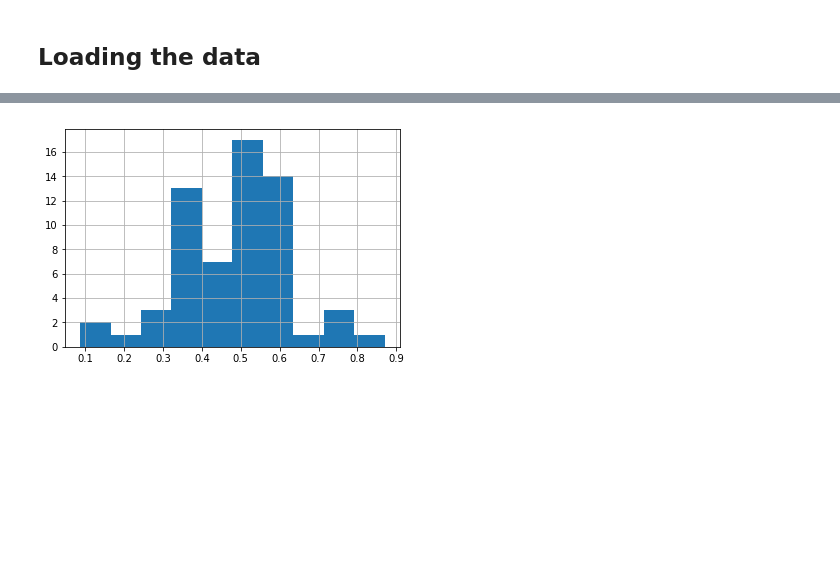
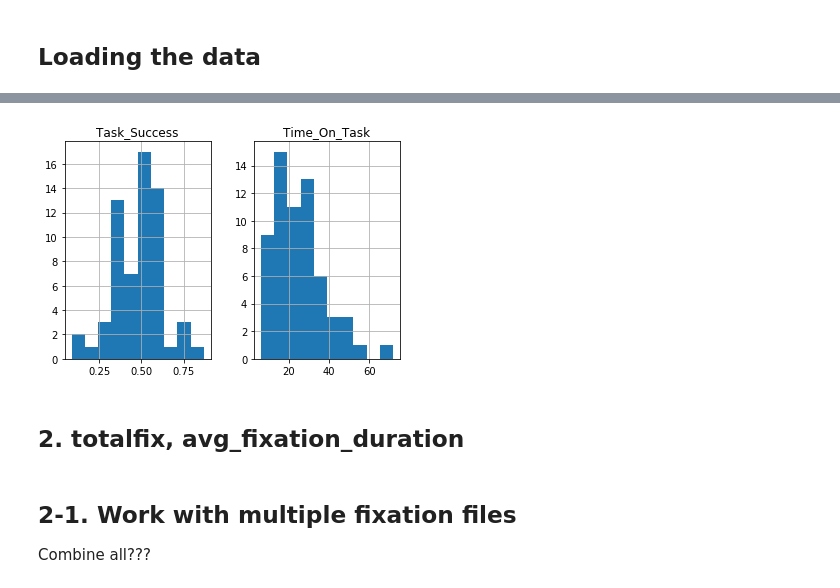
Before and after one commit to Lazer7/Eye_Visualization, a Jupyter notebook: Data/overview_data/overview_data_processor.ipynb, the cells around one changed output, grey strips where cells are left out. Drawn from its saved outputs; the diff is of its cells as text; code cells hidden in the pictures; blank space fills up the shorter version.

Commit message:
data processing for overview attributes

```diff
--- a/Data/overview_data/overview_data_processor.ipynb
+++ b/Data/overview_data/overview_data_processor.ipynb
@@ -114,0 +112,10 @@ session_df.head(5)
+# %%
+df = pd.read_json ('tweakedData/participant_data.json')
+# df.rename(columns = {'P_ID':'pid',
+#                      'Ontology': 'ont_type',
+#                      'Visualization': 'vis_type',
+#                      'Session_Type': 'session_type',
+#                      'Time_On_Task': 'time',
+#                      'Task_Success': 'success'}, inplace = True)
+df = df[['P_ID','Ontology','Visualization','Session_Type','Time_On_Task','Task_Success']]
+df.head(5)
@@ -115,4 +129,9 @@ session_df.head(5)
 # %%
-session_df['Task_Success'].hist();
+df[['Task_Success','Time_On_Task']].hist();
 # %% [output]
-[figure, old version]
+[figure, new version]
+# %% [markdown]
+## 2. totalfix, avg_fixation_duration
+# %% [markdown]
+## 2-1. Work with multiple fixation files
+Combine all???
```
Also changed, not shown: parts of 30 cells of this notebook.
